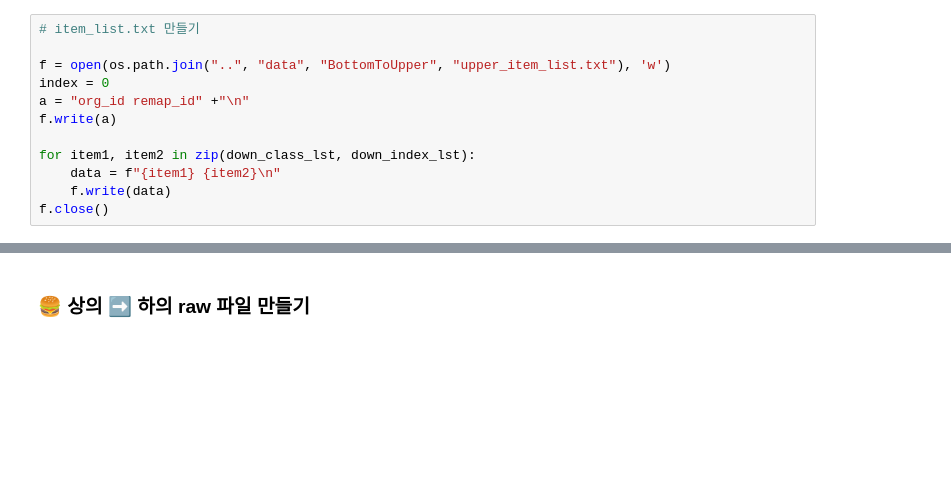
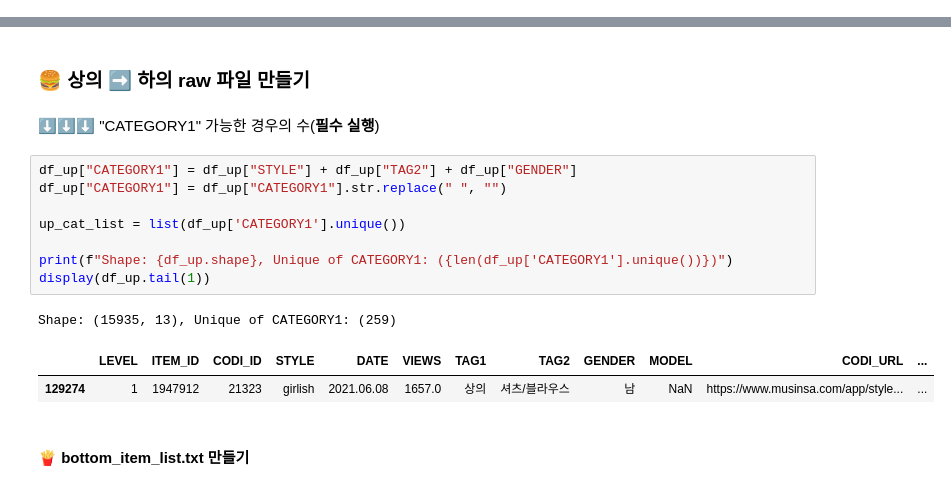
Before and after one commit to cutetory/DSfinal, a Jupyter notebook: step1/source/step1_datasets.ipynb, the cells around one changed output, grey strips where cells are left out. Drawn from its saved outputs; the diff is of its cells as text; blank space fills up the shorter version.

```diff
--- a/step1/source/step1_datasets.ipynb
+++ b/step1/source/step1_datasets.ipynb
@@ -873,12 +739,0 @@ upper_item_list.txt 만들기
-# %%
-# item_list.txt 만들기
-
-f = open(os.path.join("..", "data", "BottomToUpper", "upper_item_list.txt"), 'w')
-index = 0
-a = "org_id remap_id" +"\n"
-f.write(a)
-
-for item1, item2 in zip(down_class_lst, down_index_lst):
-    data = f"{item1} {item2}\n"
-    f.write(data)
-f.close()
@@ -897,2 +757,18 @@ KeyError: 'idx'
 # %% [markdown]
 ### 🍔 상의 ➡ 하의 raw 파일 만들기
+# %% [markdown]
+⬇⬇⬇ "CATEGORY1" 가능한 경우의 수(<b>필수 실행</b>)
+# %%
+df_up["CATEGORY1"] = df_up["STYLE"] + df_up["TAG2"] + df_up["GENDER"]
+df_up["CATEGORY1"] = df_up["CATEGORY1"].str.replace(" ", "")
+
+up_cat_list = list(df_up['CATEGORY1'].unique())
+
+print(f"Shape: {df_up.shape}, Unique of CATEGORY1: ({len(df_up['CATEGORY1'].unique())})")
+display(df_up.tail(1))
+# %% [output]
+Shape: (15935, 13), Unique of CATEGORY1: (259)
+|  | LEVEL | ITEM_ID | CODI_ID | STYLE | DATE | VIEWS | TAG1 | TAG2 | GENDER | MODEL | CODI_URL | ... |
+| 129274 | 1 | 1947912 | 21323 | girlish | 2021.06.08 | 1657.0 | 상의 | 셔츠/블라우스 | 남 | NaN | https://www.musinsa.com/app/style... | ... |
+# %% [markdown]
+#### 🍟 bottom_item_list.txt 만들기
```
Also changed, not shown: parts of 30 cells of this notebook, 1 other file.
